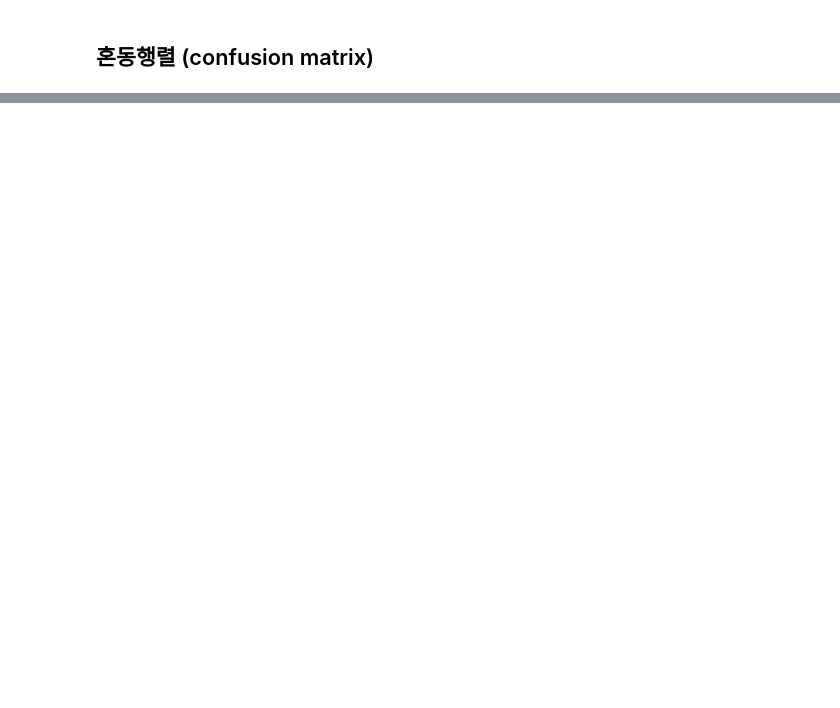
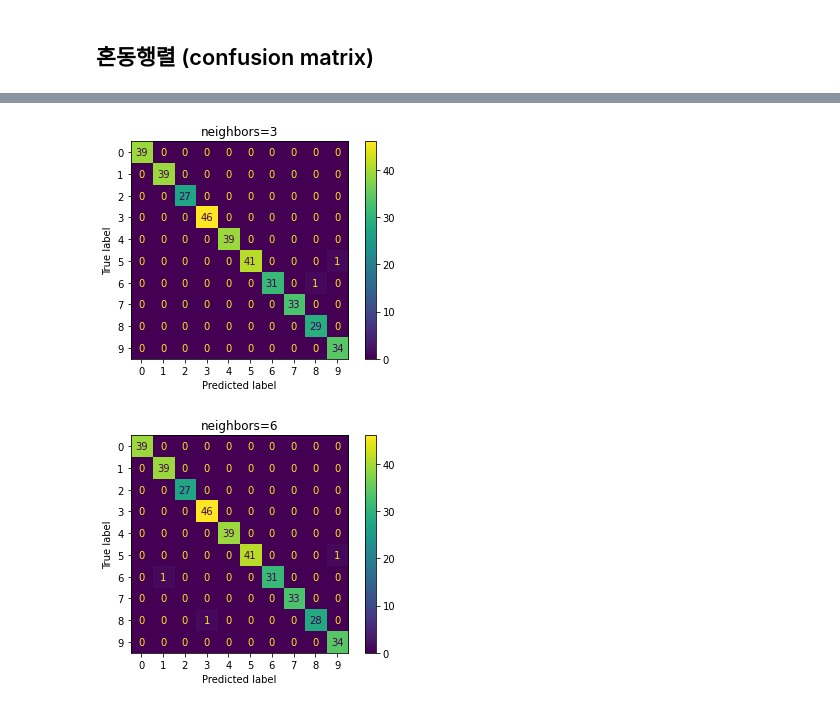
Before and after one commit to jae-hyuck/dl13, a Jupyter notebook: notebook/ch03_ml_intro.ipynb, the cells around one changed output, grey strips where cells are left out. Drawn from its saved outputs; the diff is of its cells as text; code cells hidden in the pictures; blank space fills up the shorter version.

```diff
--- a/notebook/ch03_ml_intro.ipynb
+++ b/notebook/ch03_ml_intro.ipynb
@@ -325,3 +351,26 @@ print(f"{metrics.classification_report(y_test, y_pred)}\n")
     accuracy                           0.99       360
    macro avg       0.99      0.99      0.99       360
 weighted avg       0.99      0.99      0.99       360
+# %%
+_samples = len(digits.images)
+data = digits.images.reshape((n_samples, -1))
+
+from sklearn.neighbors import KNeighborsClassifier
+knn = KNeighborsClassifier(n_neighbors=3)
+knn1 = KNeighborsClassifier(n_neighbors=6)
+
+X_train, X_test, y_train, y_test = train_test_split(
+    data, digits.target, test_size=0.2)
+
+knn.fit(X_train, y_train)
+y_pred = knn.predict(X_test)
+
+knn1.fit(X_train, y_train)
+y_pred1 = knn.predict(X_test)
+
+disp = metrics.plot_confusion_matrix(knn, X_test, y_test),plt.title("neighbors=3")
+disp1 = metrics.plot_confusion_matrix(knn1, X_test, y_test),plt.title("neighbors=6")
+plt.show()
+# %% [output]
+[figure, added]
+[figure, added]
```
Also changed, not shown: parts of 8 cells of this notebook.
